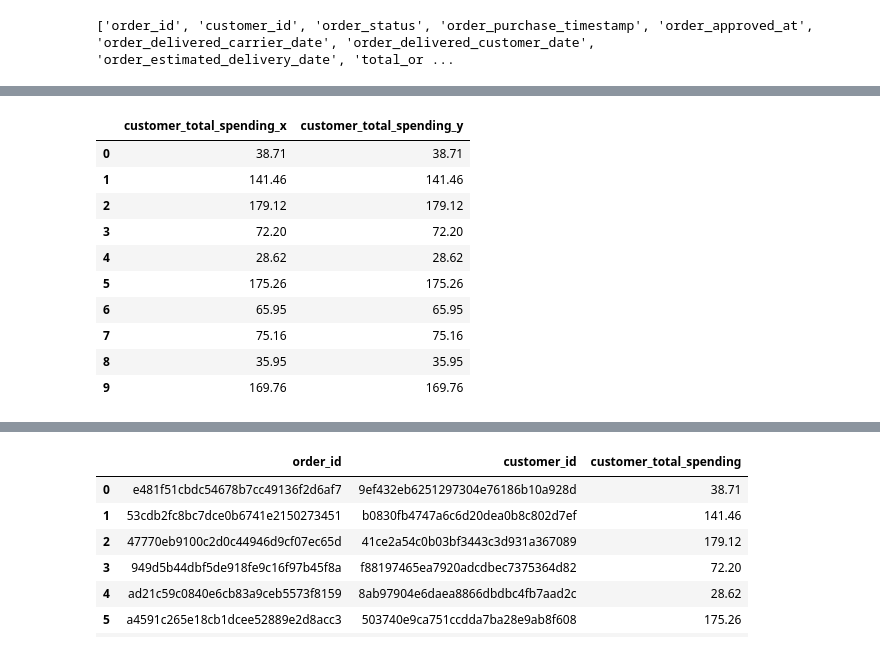
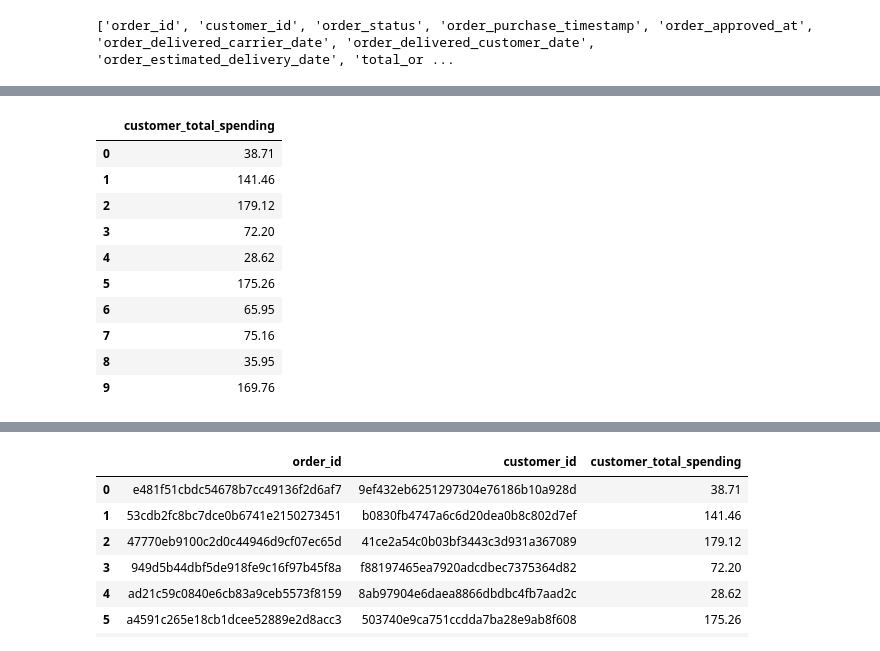
Before and after one commit to yassurfs-ops/Cartinsights-ECommerce-Analytics, a Jupyter notebook: notebook/3_feature.ipynb, the cells around one changed output, grey strips where cells are left out. Saved outputs shown, nothing was run; the diff lists cells and outputs as text; code cells hidden in the pictures.

```diff
--- a/notebook/3_feature.ipynb
+++ b/notebook/3_feature.ipynb
@@ -587,16 +617,16 @@ print(orders.columns.tolist())
 # %%
 orders[
-    ["customer_total_spending_x", "customer_total_spending_y"]
+    ["customer_total_spending"]
 ].head(10)
 # %% [output]
-|  | customer_total_spending_x | customer_total_spending_y |
-| 0 | 38.71 | 38.71 |
-| 1 | 141.46 | 141.46 |
-| 2 | 179.12 | 179.12 |
-| 3 | 72.20 | 72.20 |
-| 4 | 28.62 | 28.62 |
-| 5 | 175.26 | 175.26 |
-| 6 | 65.95 | 65.95 |
-| 7 | 75.16 | 75.16 |
-| 8 | 35.95 | 35.95 |
-| 9 | 169.76 | 169.76 |
+|  | customer_total_spending |
+| 0 | 38.71 |
+| 1 | 141.46 |
+| 2 | 179.12 |
+| 3 | 72.20 |
+| 4 | 28.62 |
+| 5 | 175.26 |
+| 6 | 65.95 |
+| 7 | 75.16 |
+| 8 | 35.95 |
+| 9 | 169.76 |
```
Also changed, not shown: parts of 7 cells of this notebook, 6 other files.
